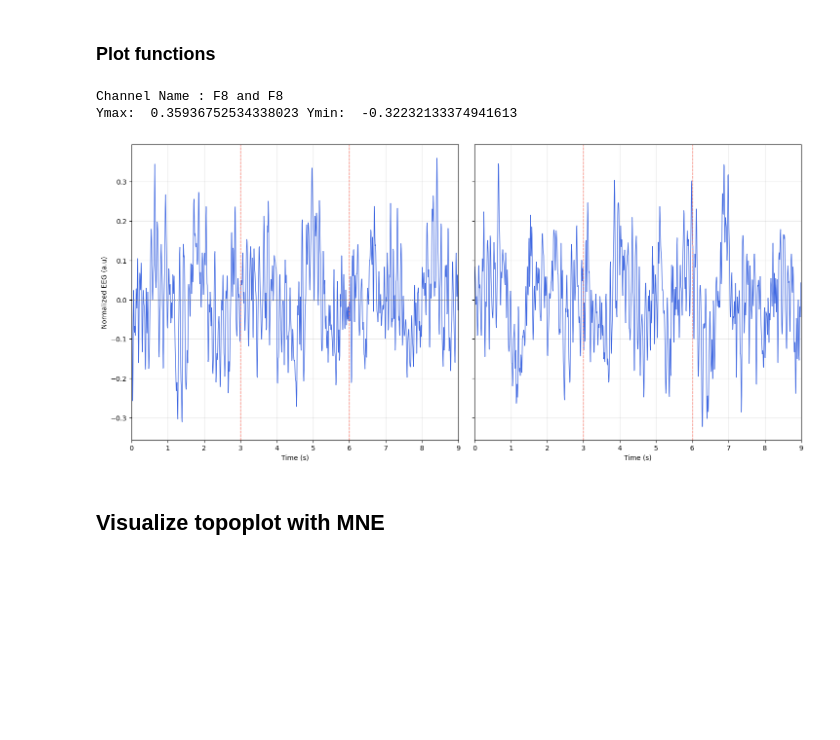
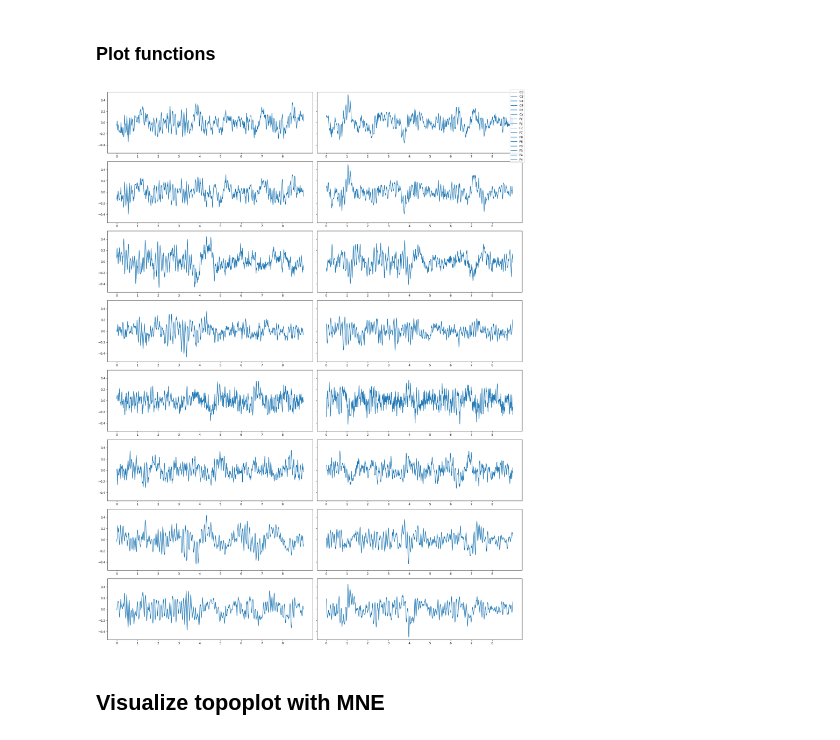
Before and after one commit to Bornholmersild/hybrid_bci, a Jupyter notebook: src/experiment/analyse_data.ipynb, the cells around one changed output. Saved outputs shown, nothing was run; the diff lists cells and outputs as text; code cells hidden in the pictures; blank space fills up the shorter version.

```diff
--- a/src/experiment/analyse_data.ipynb
+++ b/src/experiment/analyse_data.ipynb
@@ -579,7 +579,7 @@ CON_RANGE = np.arange(0*ONE_SEC_RANGE, 9*ONE_SEC_RANGE)
 # %% [markdown]
 ### Load datasets
 # %%
-def load_EEG_data(subject_name : str | list, finger_name : str, select_specfic_channels : list | None = None):
+'''def load_EEG_data(subject_name : str | list, finger_name : str, select_specfic_channels : list | None = None):
     EEG_USEABLE_CHANNELS = select_specfic_channels
 
     base_dir = Path().resolve() / 'data'
@@ -624,11 +624,11 @@ def load_EEG_data(subject_name : str | list, finger_name : str, select_specfic_c
     filt_ins = Filtering()
     EEG_epoch_norm = filt_ins.zscore(EEG_car, mode = 'within_ch')
 
-    return EEG_epoch_norm
+    return EEG_epoch_norm'''
 
 base_dir = Path().resolve() / 'data'
 load_ins = load_datasets(base_dir = base_dir)
-EEG_ins = EEG_preprocessing(fs = EEG_FREQ, bandpass_lowcut = EEG_LOWCUT, bandpass_highcut = EEG_HIGHCUT, trial_period = TRIAL_PERIOD, trim_period = TRIM_PERIOD)
+EEG_ins = EEG_preprocessing(fs = EEG_FREQ, bandpass_lowcut = 0.5, bandpass_highcut = 30, trial_period = TRIAL_PERIOD, trim_period = TRIM_PERIOD)
 
 # SUBJECTS_IDs = [f'subject_{subj}' for subj in range(17)]
 SUBJECTS_IDs = ['subject_7']
@@ -1071,31 +1071,54 @@ def plot_erd_band_time(
 # %%
 # NOTE: Do only over C3, C4, Cz
 # Note: Try without Norm
 #==============#
 # Compute MRCP #
 #==============#
 # ERD_index = compute_erd(EEG_epoch_norm_index, fs = 125, baseline_start = 0.0, baseline_end = 3.0)
 # ERD_thumb = compute_erd(EEG_epoch_norm_thumb, fs = 125, baseline_start = 0.0, baseline_end = 3.0)
 #=================#
 # Plot for report #
 #=================#
 # EEG_epoch_dict = {}
 # EEG_epoch_dict['index'] = ERD_index.mean(axis=0)
 # EEG_epoch_dict['thumb'] = ERD_thumb.mean(axis=0)
-
+Selected_CH_NAMES = [
+    "C3",  "C4",    # central
+    "Cz",  "Pz",    # occipital
+    "F7",  "F8",    # temporal (anterior)
+    "F3",  "F4",    # frontal
+]
 data_plot = EEG_dict['subject_7']
+motion_list = ['index', 'thumb']
 
 topo_data = {}
 topo_data['index'] = np.mean(EEG_dict['subject_7']['index'], axis = 0)
 topo_data['thumb'] = np.mean(EEG_dict['subject_7']['thumb'], axis = 0)
 
-plot_mean_epoch_single_channels(data = data_plot, ch1 = 5, ch2 = 5, finger1 = 'index', finger2 = 'thumb', list_of_channels = EEG_USEABLE_CHANNELS)
+# plot_mean_epoch_single_channels(data = data_plot, ch1 = 5, ch2 = 5, finger1 = 'index', finger2 = 'thumb', list_of_channels = EEG_USEABLE_CHANNELS)
 # plot_mean_epoch_single_channels(data = EEG_epoch_dict, ch1 = 1, ch2 = 1, finger1 = 'index', finger2 = 'thumb')
 # plot_mean_epoch_single_channels(data = EEG_epoch_dict, ch1 = 2, ch2 = 2, finger1 = 'index', finger2 = 'thumb')
+
+time = np.arange(1125) / 125
+fig, axes = plt.subplots(8, 2, figsize=(20, 26), sharey=True)
+new_axis = 0
+for motion in motion_list:
+    for ch in range(8):
+        data = data_plot[motion]
+        data = np.mean(data, axis = 0)
+        # data = compute_mrcp(data, baseline_start = 0.5, baseline_end = 2.5)
+
+        axes[ch, new_axis].plot(time, data[:, ch], label = Selected_CH_NAMES[ch])
+        axes[ch, new_axis].set_xticks(np.arange(0, 9, 1))
+
+
+    new_axis = 1
+
+fig.legend()
+fig.tight_layout()
+fig.show()
 # %% [output]
-Channel Name : F8 and F8
-Ymax:  0.35936752534338023 Ymin:  -0.32232133374941613
-[figure, old version]
+[figure, new version]
 # %% [markdown]
 ## Visualize topoplot with MNE
 # %% [markdown]
```
Also changed, not shown: parts of 10 cells of this notebook, 33 other files.
